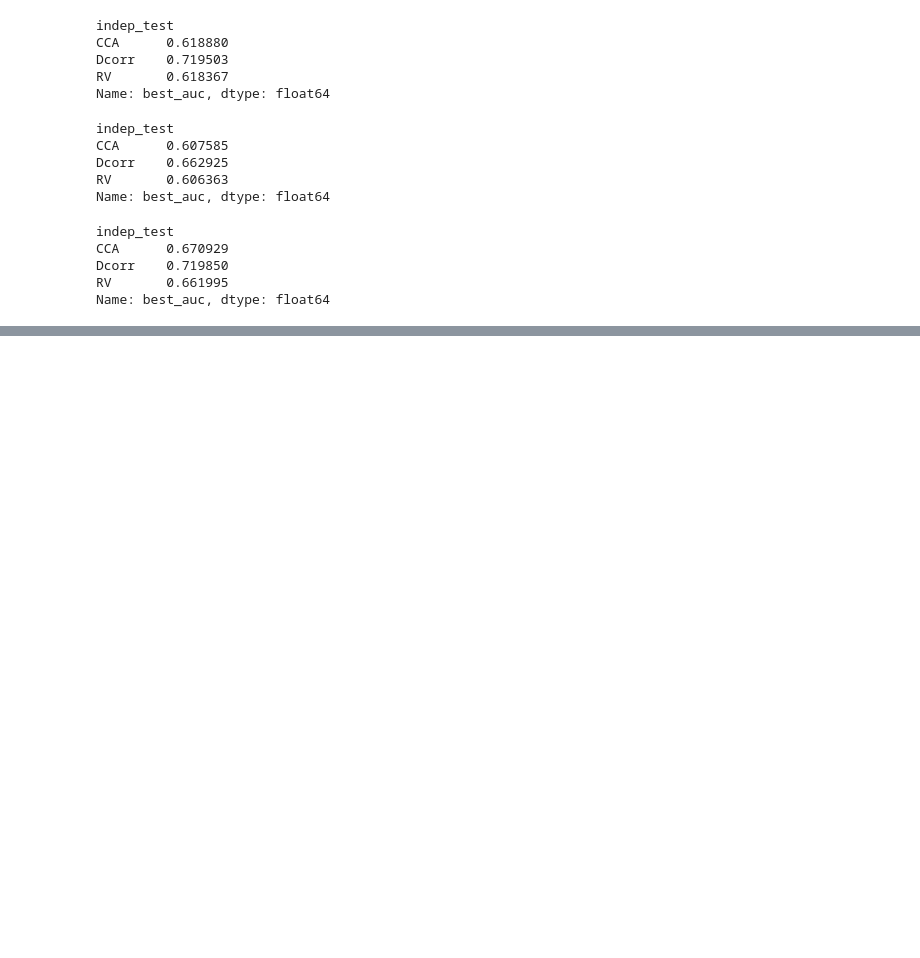
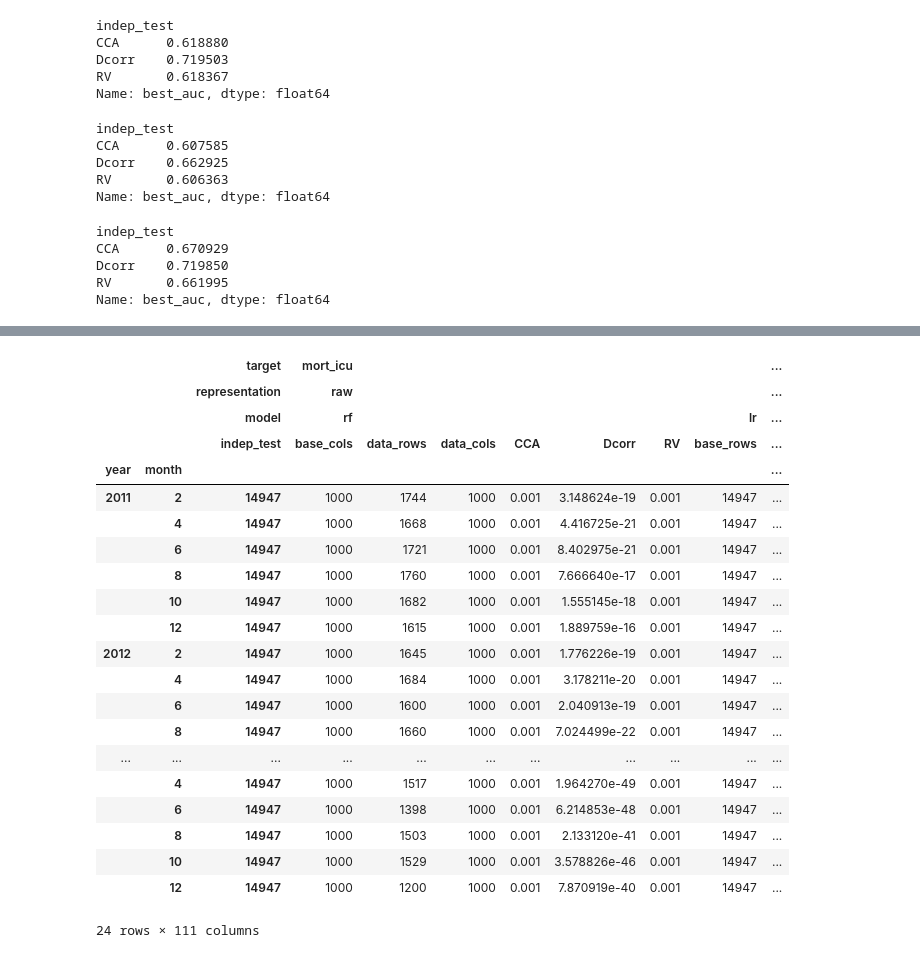
Before and after one commit to Amin-Tajgardoon/model-drift, a Jupyter notebook: notebooks/drift_true_labels.ipynb, the cells around one changed output, grey strips where cells are left out. Saved outputs shown, nothing was run; the diff lists cells and outputs as text; code cells hidden in the pictures; blank space fills up the shorter version.

```diff
--- a/notebooks/drift_true_labels.ipynb
+++ b/notebooks/drift_true_labels.ipynb
@@ -651,0 +1477,25 @@ Name: best_auc, dtype: float64
+# %%
+fdc
+# %% [output]
+|  |  | target | mort_icu |  |  |  |  |  |  | ... |
+|  |  | representation | raw |  |  |  |  |  |  | ... |
+|  |  | model | rf |  |  |  |  |  | lr | ... |
+|  |  | indep_test | base_cols | data_rows | data_cols | CCA | Dcorr | RV | base_rows | ... |
+| year | month |  |  |  |  |  |  |  |  | ... |
+| 2011 | 2 | 14947 | 1000 | 1744 | 1000 | 0.001 | 3.148624e-19 | 0.001 | 14947 | ... |
+|  | 4 | 14947 | 1000 | 1668 | 1000 | 0.001 | 4.416725e-21 | 0.001 | 14947 | ... |
+|  | 6 | 14947 | 1000 | 1721 | 1000 | 0.001 | 8.402975e-21 | 0.001 | 14947 | ... |
+|  | 8 | 14947 | 1000 | 1760 | 1000 | 0.001 | 7.666640e-17 | 0.001 | 14947 | ... |
+|  | 10 | 14947 | 1000 | 1682 | 1000 | 0.001 | 1.555145e-18 | 0.001 | 14947 | ... |
+|  | 12 | 14947 | 1000 | 1615 | 1000 | 0.001 | 1.889759e-16 | 0.001 | 14947 | ... |
+| 2012 | 2 | 14947 | 1000 | 1645 | 1000 | 0.001 | 1.776226e-19 | 0.001 | 14947 | ... |
+|  | 4 | 14947 | 1000 | 1684 | 1000 | 0.001 | 3.178211e-20 | 0.001 | 14947 | ... |
+|  | 6 | 14947 | 1000 | 1600 | 1000 | 0.001 | 2.040913e-19 | 0.001 | 14947 | ... |
+|  | 8 | 14947 | 1000 | 1660 | 1000 | 0.001 | 7.024499e-22 | 0.001 | 14947 | ... |
+| ... | ... | ... | ... | ... | ... | ... | ... | ... | ... | ... |
+|  | 4 | 14947 | 1000 | 1517 | 1000 | 0.001 | 1.964270e-49 | 0.001 | 14947 | ... |
+|  | 6 | 14947 | 1000 | 1398 | 1000 | 0.001 | 6.214853e-48 | 0.001 | 14947 | ... |
+|  | 8 | 14947 | 1000 | 1503 | 1000 | 0.001 | 2.133120e-41 | 0.001 | 14947 | ... |
+|  | 10 | 14947 | 1000 | 1529 | 1000 | 0.001 | 3.578826e-46 | 0.001 | 14947 | ... |
+|  | 12 | 14947 | 1000 | 1200 | 1000 | 0.001 | 7.870919e-40 | 0.001 | 14947 | ... |
+24 rows × 111 columns
```
Also changed, not shown: parts of 99 cells of this notebook, 7 other files.
